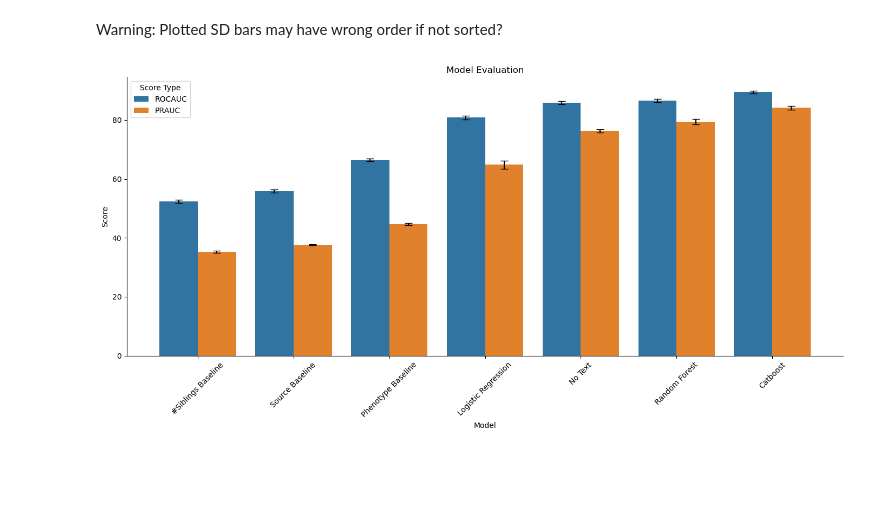
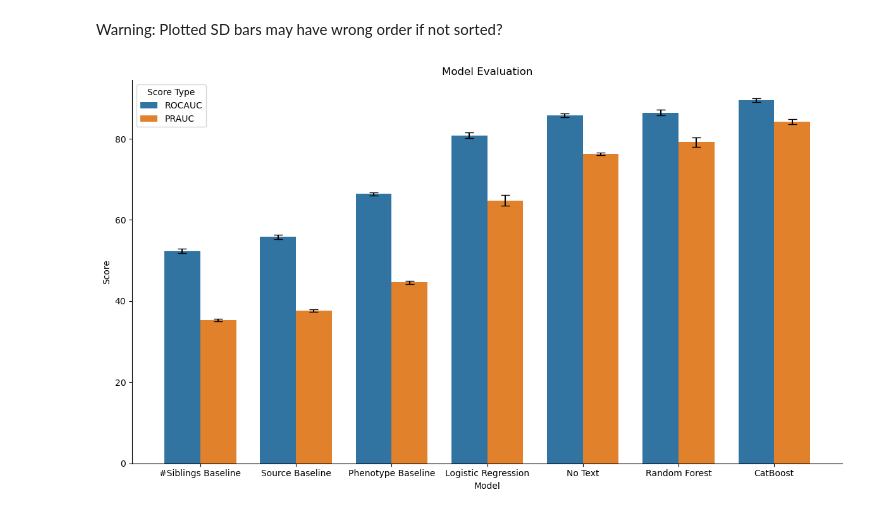
Before and after one commit to ddofer/OpenTargets-DiseaseSubtype, a Jupyter notebook: Make_Extra_Figures.ipynb, the cells around one changed output. Cells and saved outputs as stored; diff of their text form; code cells hidden in the pictures; blank space fills up the shorter version.

```diff
--- a/Make_Extra_Figures.ipynb
+++ b/Make_Extra_Figures.ipynb
@@ -17,10 +18,13 @@ Select_Models_List = ['#Siblings Baseline', 'Source Baseline', 'Phenotype Baseli
        # 'Catboost without Text',
                       'Random Forest',
                       # 'CatBoost-base-NoImpute',  'CatBoost-NoImpute',
-                      # 'HistGradientBoosting',
-                      'Catboost']
+                      # 'HistGradientBoosting', # sklearn-HistGradientBoosting
+                      'CatBoost']
+# %%
+# fpath = "Table-1-Known disease subtype models evaluation.csv"
+fpath = "./outputs/S3-Table-Known disease subtype models evaluation.csv"
 # %%
-rocauc_data = pd.read_csv("Table-1-Known disease subtype models evaluation.csv")
+rocauc_data = pd.read_csv(fpath)
 rocauc_data = rocauc_data.loc[rocauc_data['Unnamed: 0'].isin(Select_Models_List)].dropna(axis=0).reset_index(drop=True)
 data = rocauc_data.copy()
 
@@ -105,8 +109,8 @@ mean_data = merged_data[~merged_data['Score Type'].str.contains('SD')].dropna(ax
 sd_data = merged_data[merged_data['Score Type'].str.contains('SD')].dropna(axis=0).reset_index(drop=True)
 
 # Plotting
-plt.figure(figsize=(14, 7))
-bar_plot = sns.barplot(x='Model', y='value', hue='Score Type', data=mean_data)#, palette='viridis')
+plt.figure(figsize=(12, 7))
+bar_plot = sns.barplot(x='Model', y='value', hue='Score Type', data=mean_data,width=0.75)#, palette='viridis')
 
 
 # # Adding error bars manually
@@ -122,39 +126,40 @@ bar_plot = sns.barplot(x='Model', y='value', hue='Score Type', data=mean_data)#,
 #     error = sd_data[(sd_data['Model'] == row['Model']) & (sd_data['Score Type'] == 'ROCAUC SD')]['value'].values[0]
 #     bar_plot.errorbar(x=index, y=row['value'], yerr=error, fmt='none', color='black', capsize=4)
 
 #     error = sd_data[(sd_data['Model'] == row['Model']) & (sd_data['Score Type'] == 'PRAUC SD')]['value'].values[0]
 #     bar_plot.errorbar(x=index, y=row['value'], yerr=error, fmt='none', color='red', capsize=4)
 # # bar_plot.errorbar(x=index, y=row['value'], yerr=error, fmt='none', color='black', capsize=4) # orig
 
 ax = bar_plot
 x_coords = [p.get_x() + 0.5 * p.get_width() for p in ax.patches][0:14] # manual hack, other wise has 18?
 y_coords = [p.get_height() for p in ax.patches][0:14]
 # error = sd_data[(sd_data['Model'] == row['Model']) & (sd_data['Score Type'] == 'ROCAUC SD')]['value'].values[0]
 error = sd_data[sd_data['Score Type'].str.contains('SD')]['value']#.values[0]
 ax.errorbar(x=x_coords, y=y_coords, yerr=error, fmt="none", c="k", capsize=5)
 
-
-for c in ax.containers:
-    # add labels to the bars
-    if type(c) == mpl.container.BarContainer:
-        labels=[f'{h:.2f}' if (h := v.get_height()) >= 0.01 else "<0.01" for v in c]
+##for showing number in there
+# for c in ax.containers:
+#     # add labels to the bars
+#     if type(c) == mpl.container.BarContainer:
+#         labels=[f'{h:.2f}' if (h := v.get_height()) >= 0.01 else "<0.01" for v in c]
 
 # Adjusting the plot
 plt.title('Model Evaluation') # 'ROCAUC and PRAUC Scores for Different Models'
 plt.ylabel('Score')
 plt.xlabel('Model')
-plt.xticks(rotation=45)
+
+# plt.xticks(rotation=45)
 plt.legend(title='Score Type')
 
 # Enhancing plot aesthetics
 sns.despine()
 plt.tight_layout()
 
 if SAVE_OUTPUTS:
-    plt.savefig('./outputs/Fig-3-ModelsEval.png', dpi=900)
+    plt.savefig('./outputs/Fig-2-ModelsEval.png', dpi=900)
 
 # Show the plot
 plt.show()
 # %% [output]
-[figure, old version]
+[figure, new version]
 # %%
```
Also changed, not shown: parts of 6 cells of this notebook, 3 other files.
